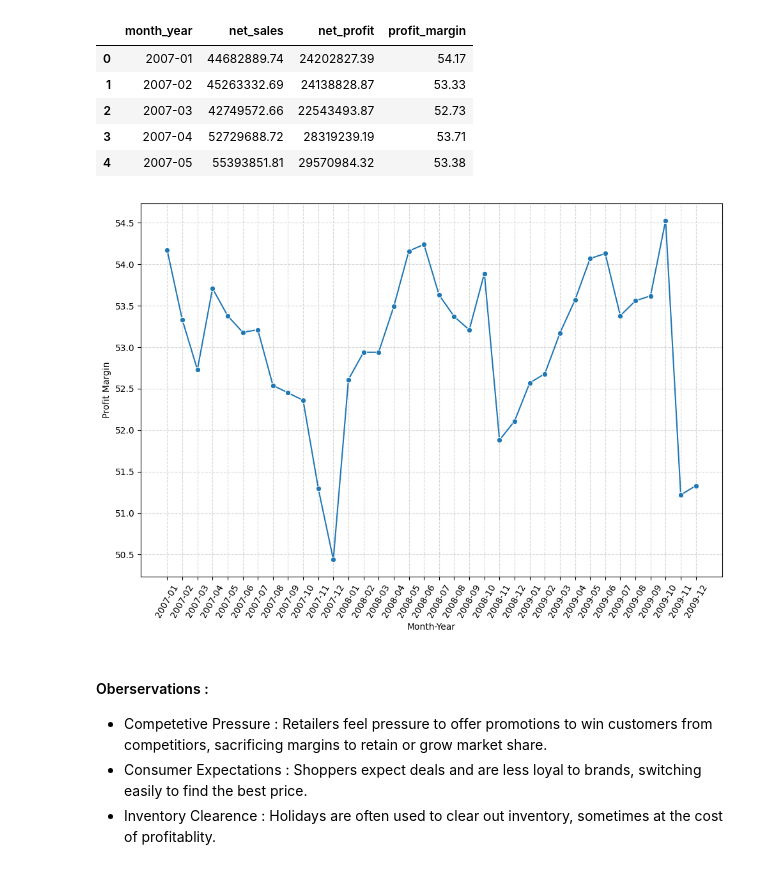
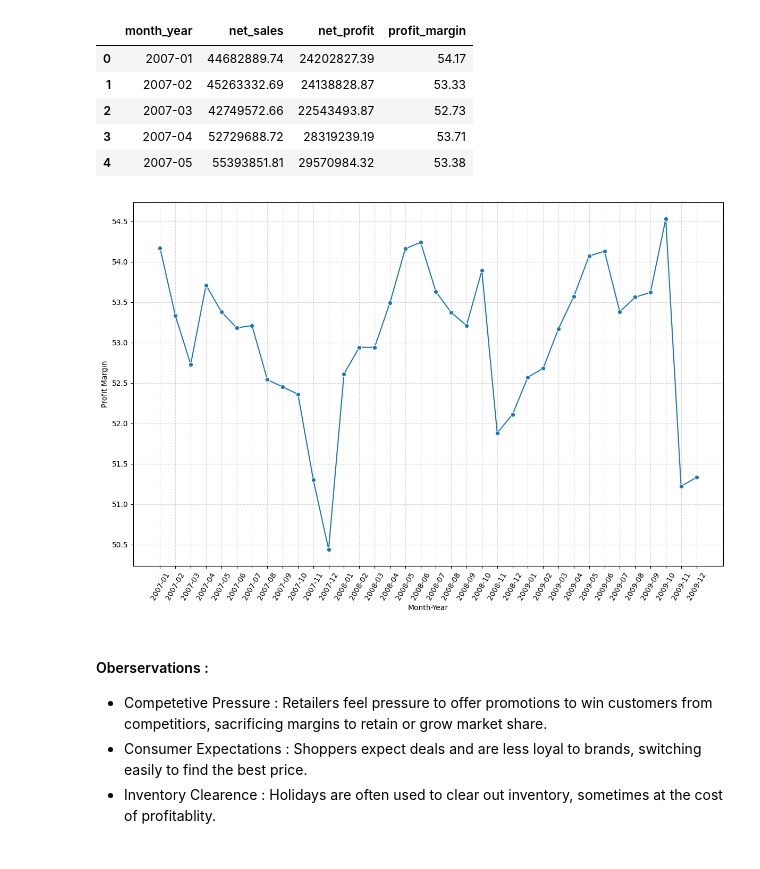
Before and after one commit to hemant4dsci/retail_e-commerce_sales_analytics, a Jupyter notebook: notebooks/02_exploratory_data_analysis.ipynb, the cells around one changed output. Drawn from its saved outputs; the diff is of its cells as text; code cells hidden in the pictures.

```diff
--- a/notebooks/02_exploratory_data_analysis.ipynb
+++ b/notebooks/02_exploratory_data_analysis.ipynb
@@ -605,16 +617,16 @@ group_month.head()
 | 4 | 2007-05 | 55393851.81 | 29570984.32 | 53.38 |
 # %%
 # Visulization of Profit Margin over time
-plt.figure(figsize=(10, 7))
+plt.figure(figsize=(12, 8))
 sns.lineplot(data=group_month, x="month_year", y="profit_margin", marker="o")
 plt.xlabel("Month-Year")
 plt.xticks(rotation=60)
 plt.ylabel("Profit Margin")
 plt.grid(True, linestyle="--", alpha=0.5)
 plt.tight_layout()
 plt.show()
 # %% [output]
-[figure, old version]
+[figure, new version]
 # %% [markdown]
 #### Oberservations :
 - Competetive Pressure : Retailers feel pressure to offer promotions to win customers from competitiors, sacrificing margins to retain or grow market share.
```
Also changed, not shown: parts of 37 cells of this notebook.
